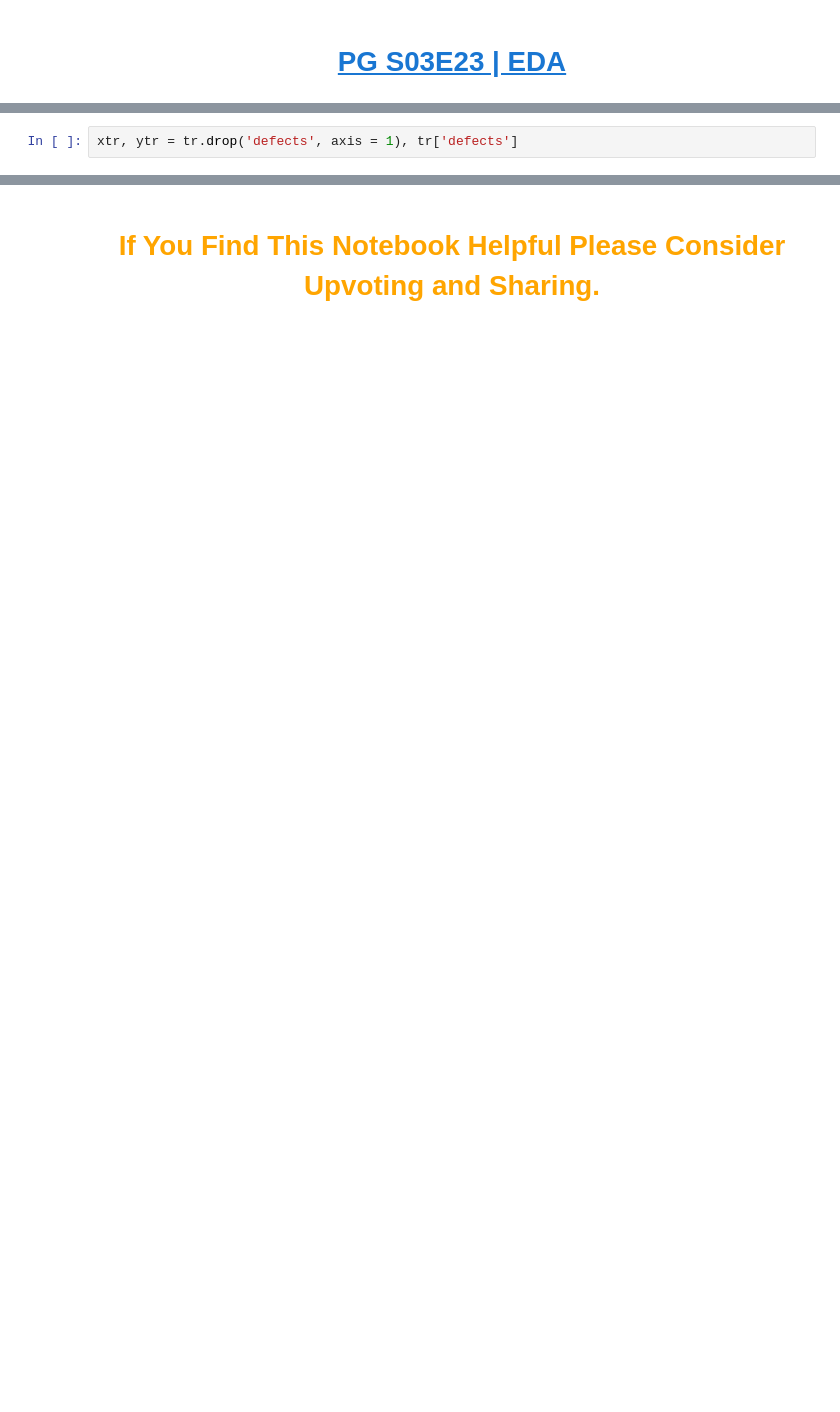
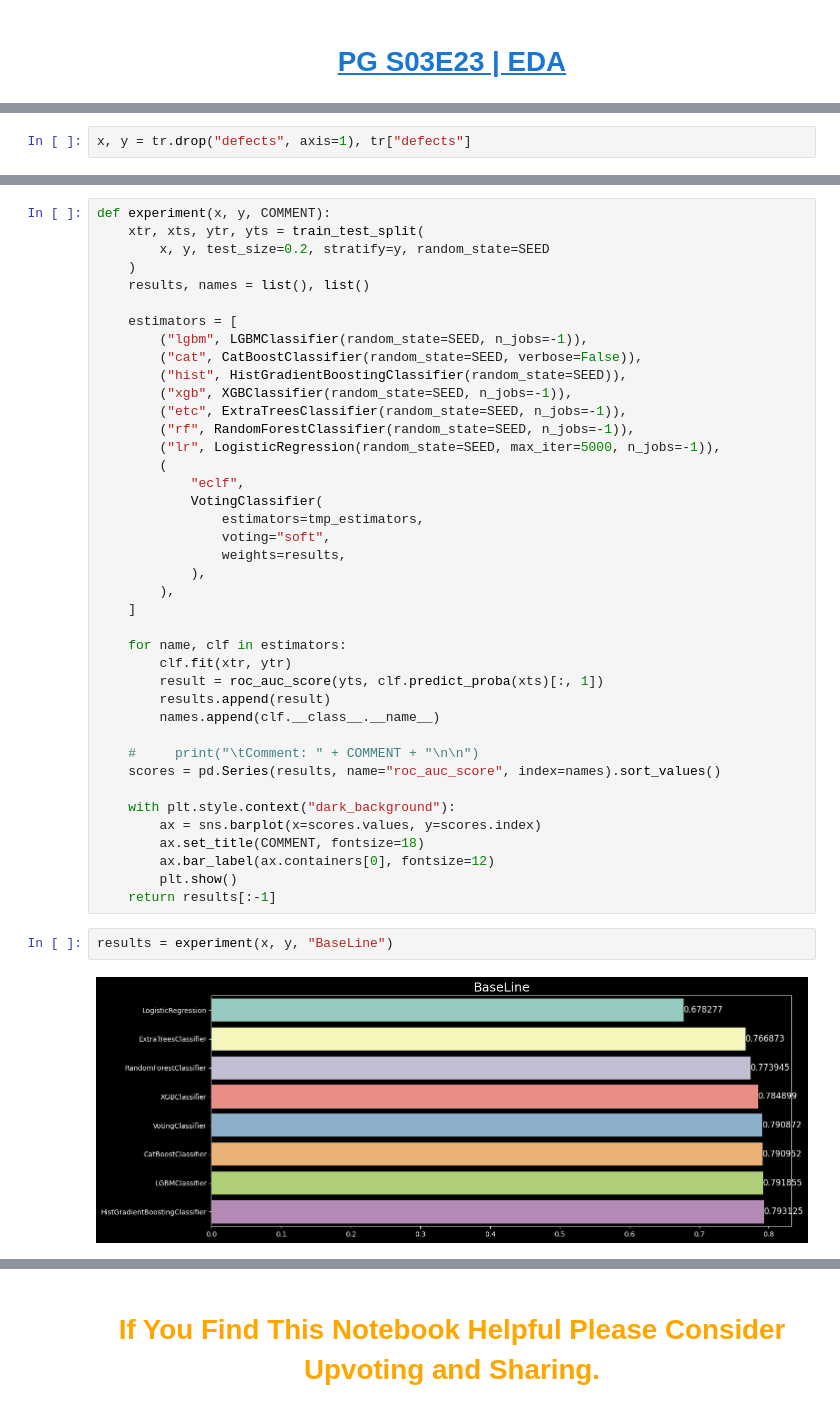
Before and after one commit to Abdulrahman-Adel/Kaggle-Adventures, a Jupyter notebook: pg-s03e23-quick-and-dirty-implementation.ipynb, the cells around one changed output, grey strips where cells are left out. Saved outputs shown, nothing was run; the diff lists cells and outputs as text; blank space fills up the shorter version.

```diff
--- a/pg-s03e23-quick-and-dirty-implementation.ipynb
+++ b/pg-s03e23-quick-and-dirty-implementation.ipynb
@@ -35,2 +75,2 @@ test_ids = ts.pop('id')
 # %%
-xtr, ytr = tr.drop('defects', axis = 1), tr['defects']
+x, y = tr.drop("defects", axis=1), tr["defects"]
@@ -36,0 +87,44 @@ xtr, ytr = tr.drop('defects', axis = 1), tr['defects']
+# %%
+def experiment(x, y, COMMENT):
+    xtr, xts, ytr, yts = train_test_split(
+        x, y, test_size=0.2, stratify=y, random_state=SEED
+    )
+    results, names = list(), list()
+
+    estimators = [
+        ("lgbm", LGBMClassifier(random_state=SEED, n_jobs=-1)),
+        ("cat", CatBoostClassifier(random_state=SEED, verbose=False)),
+        ("hist", HistGradientBoostingClassifier(random_state=SEED)),
+        ("xgb", XGBClassifier(random_state=SEED, n_jobs=-1)),
+        ("etc", ExtraTreesClassifier(random_state=SEED, n_jobs=-1)),
+        ("rf", RandomForestClassifier(random_state=SEED, n_jobs=-1)),
+        ("lr", LogisticRegression(random_state=SEED, max_iter=5000, n_jobs=-1)),
+        (
+            "eclf",
+            VotingClassifier(
+                estimators=tmp_estimators,
+                voting="soft",
+                weights=results,
+            ),
+        ),
+    ]
+
+    for name, clf in estimators:
+        clf.fit(xtr, ytr)
+        result = roc_auc_score(yts, clf.predict_proba(xts)[:, 1])
+        results.append(result)
+        names.append(clf.__class__.__name__)
+
+    #     print("\tComment: " + COMMENT + "\n\n")
+    scores = pd.Series(results, name="roc_auc_score", index=names).sort_values()
+
+    with plt.style.context("dark_background"):
+        ax = sns.barplot(x=scores.values, y=scores.index)
+        ax.set_title(COMMENT, fontsize=18)
+        ax.bar_label(ax.containers[0], fontsize=12)
+        plt.show()
+    return results[:-1]
+# %%
+results = experiment(x, y, "BaseLine")
+# %% [output]
+[figure, added]
```
Also changed, not shown: parts of 15 cells of this notebook.
